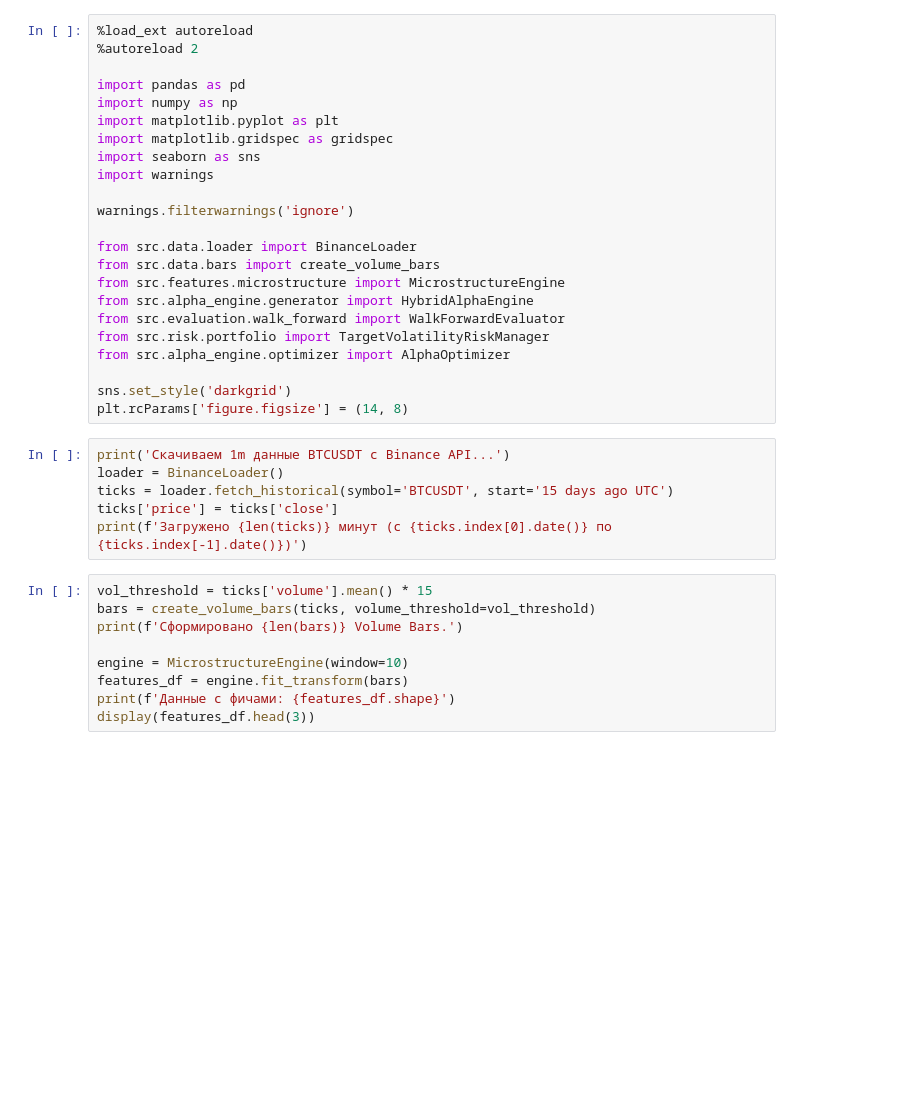
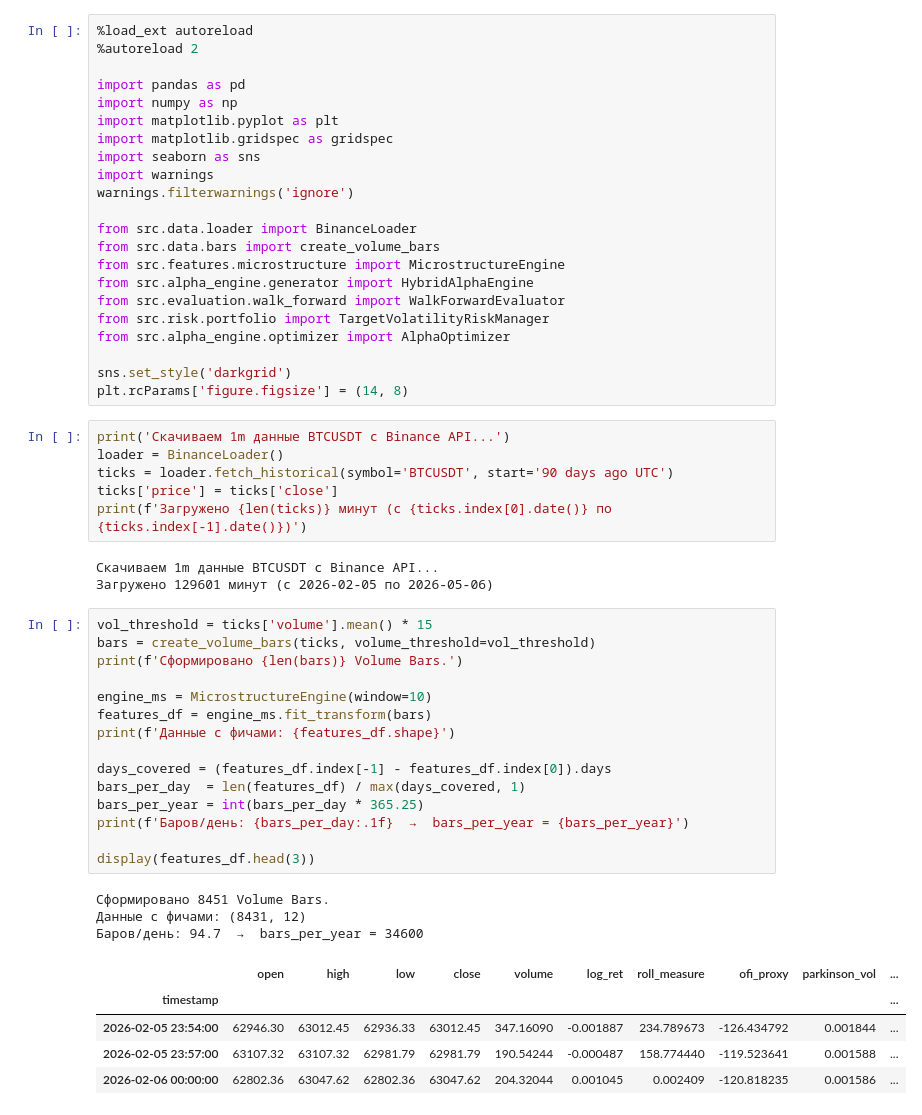
Before and after one commit to nathaniel-brodetsky/quant_system, a Jupyter notebook: research_notebooks/01_pipeline_test.ipynb, the cells around one changed output. Drawn from its saved outputs; the diff is of its cells as text; blank space fills up the shorter version.

```diff
--- a/research_notebooks/01_pipeline_test.ipynb
+++ b/research_notebooks/01_pipeline_test.ipynb
@@ -8,7 +8,6 @@ import matplotlib.pyplot as plt
 import matplotlib.gridspec as gridspec
 import seaborn as sns
 import warnings
-
 warnings.filterwarnings('ignore')
 
 from src.data.loader import BinanceLoader
@@ -24,18 +23,36 @@ plt.rcParams['figure.figsize'] = (14, 8)
 # %%
 print('Скачиваем 1m данные BTCUSDT с Binance API...')
 loader = BinanceLoader()
-ticks = loader.fetch_historical(symbol='BTCUSDT', start='15 days ago UTC')
+ticks = loader.fetch_historical(symbol='BTCUSDT', start='90 days ago UTC')
 ticks['price'] = ticks['close']
 print(f'Загружено {len(ticks)} минут (с {ticks.index[0].date()} по {ticks.index[-1].date()})')
+# %% [output]
+Скачиваем 1m данные BTCUSDT с Binance API...
+Загружено 129601 минут (с 2026-02-05 по 2026-05-06)
 # %%
 vol_threshold = ticks['volume'].mean() * 15
 bars = create_volume_bars(ticks, volume_threshold=vol_threshold)
 print(f'Сформировано {len(bars)} Volume Bars.')
 
-engine = MicrostructureEngine(window=10)
-features_df = engine.fit_transform(bars)
+engine_ms = MicrostructureEngine(window=10)
+features_df = engine_ms.fit_transform(bars)
 print(f'Данные с фичами: {features_df.shape}')
+
+days_covered = (features_df.index[-1] - features_df.index[0]).days
+bars_per_day  = len(features_df) / max(days_covered, 1)
+bars_per_year = int(bars_per_day * 365.25)
+print(f'Баров/день: {bars_per_day:.1f}  →  bars_per_year = {bars_per_year}')
+
 display(features_df.head(3))
+# %% [output]
+Сформировано 8451 Volume Bars.
+Данные с фичами: (8431, 12)
+Баров/день: 94.7  →  bars_per_year = 34600
+|  | open | high | low | close | volume | log_ret | roll_measure | ofi_proxy | parkinson_vol | ... |
+| timestamp |  |  |  |  |  |  |  |  |  | ... |
+| 2026-02-05 23:54:00 | 62946.30 | 63012.45 | 62936.33 | 63012.45 | 347.16090 | -0.001887 | 234.789673 | -126.434792 | 0.001844 | ... |
+| 2026-02-05 23:57:00 | 63107.32 | 63107.32 | 62981.79 | 62981.79 | 190.54244 | -0.000487 | 158.774440 | -119.523641 | 0.001588 | ... |
+| 2026-02-06 00:00:00 | 62802.36 | 63047.62 | 62802.36 | 63047.62 | 204.32044 | 0.001045 | 0.002409 | -120.818235 | 0.001586 | ... |
 # %%
 from sklearn.preprocessing import StandardScaler
 from src.koopman.edmd import EDMDKoopmanModel
```
Also changed, not shown: parts of 4 cells of this notebook, 6 other files.
